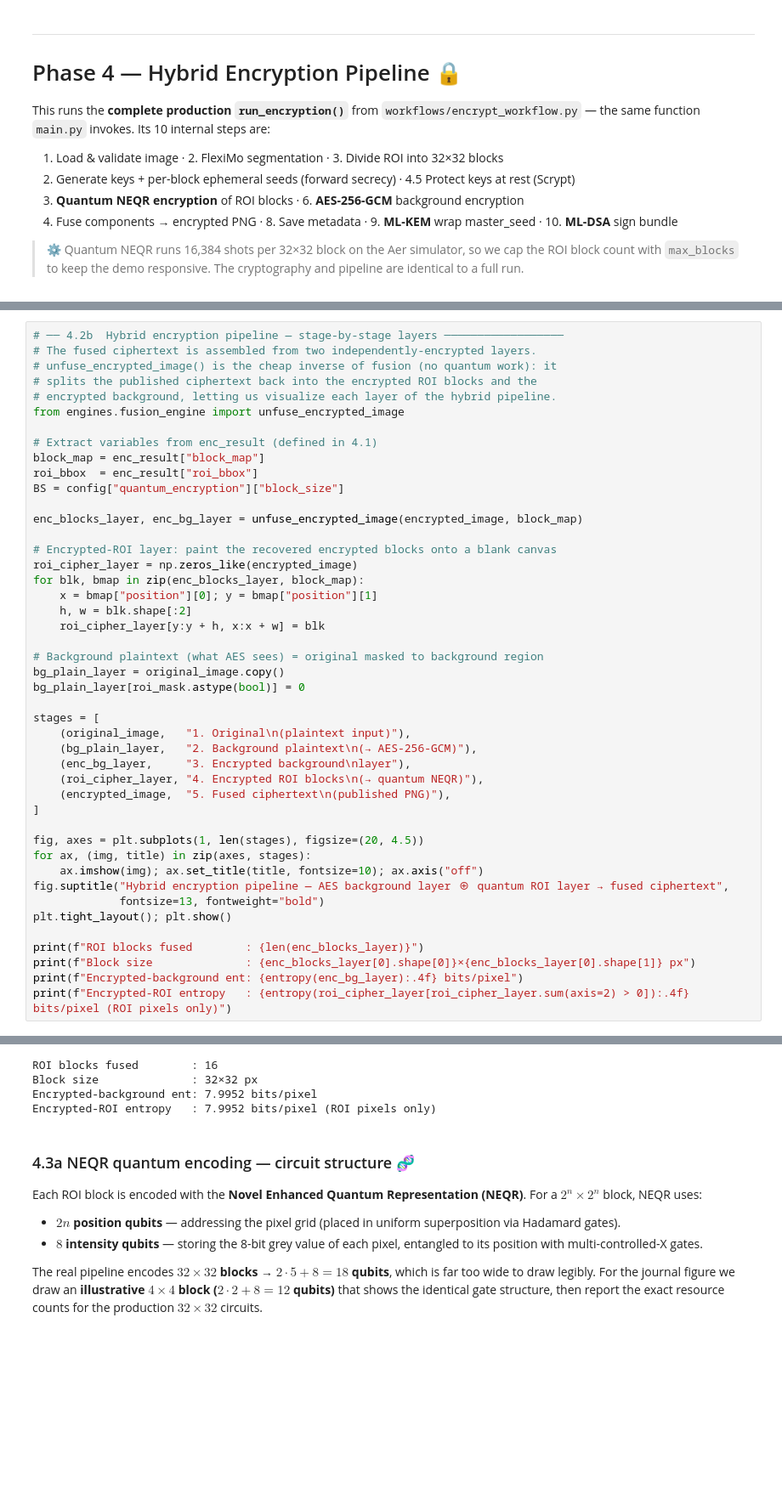
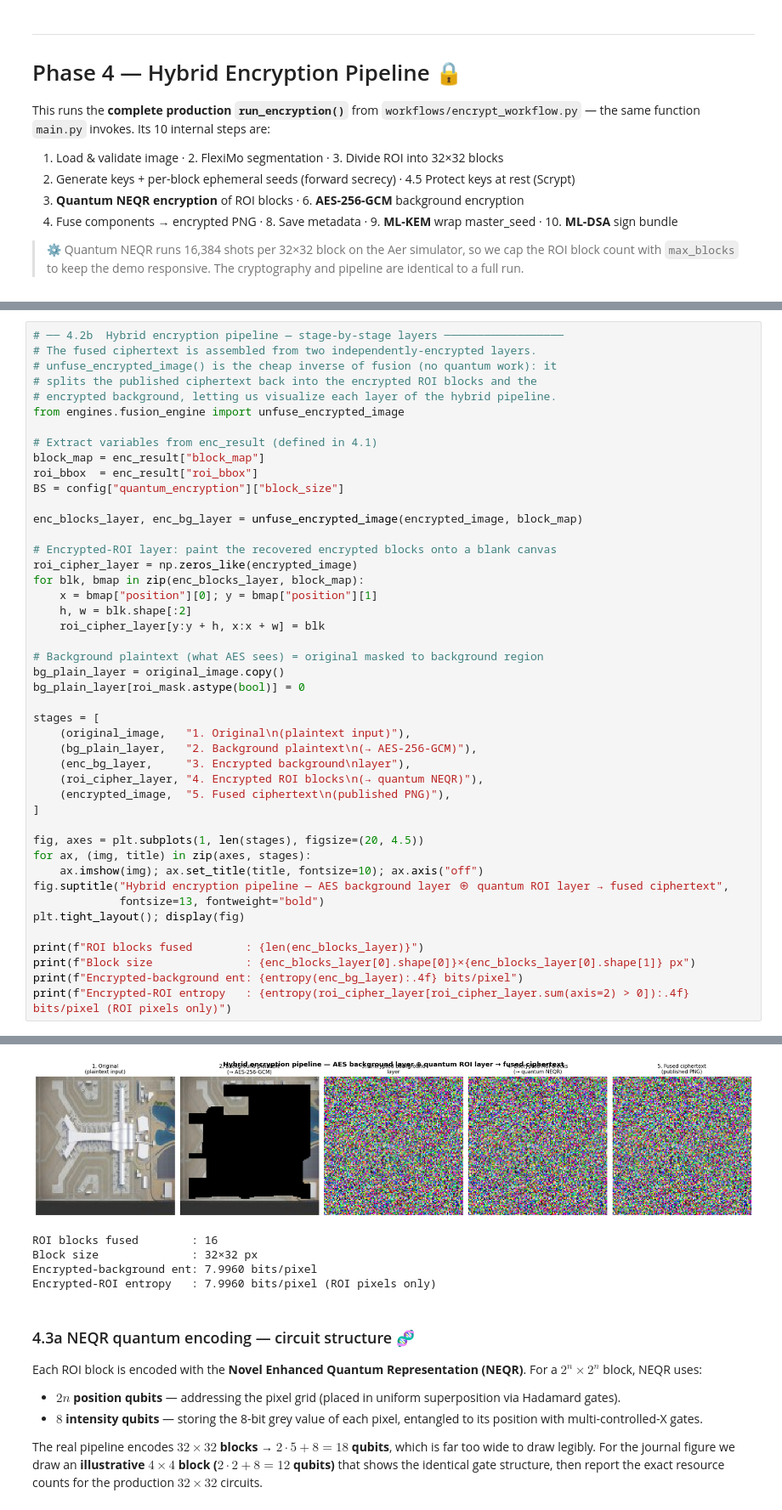
Before and after one commit to Govind-v-kartha/File_To_Link, a Jupyter notebook: Satellite image encryption.ipynb, the cells around one changed output, grey strips where cells are left out. Shown at 85% size. Saved outputs shown, nothing was run; the diff lists cells and outputs as text; blank space fills up the shorter version.

```diff
--- a/Satellite image encryption.ipynb
+++ b/Satellite image encryption.ipynb
@@ -691,7 +697,7 @@ for ax, (img, title) in zip(axes, stages):
     ax.imshow(img); ax.set_title(title, fontsize=10); ax.axis("off")
 fig.suptitle("Hybrid encryption pipeline — AES background layer ⊕ quantum ROI layer → fused ciphertext",
              fontsize=13, fontweight="bold")
-plt.tight_layout(); plt.show()
+plt.tight_layout(); display(fig)
 
 print(f"ROI blocks fused        : {len(enc_blocks_layer)}")
 print(f"Block size              : {enc_blocks_layer[0].shape[0]}×{enc_blocks_layer[0].shape[1]} px")
@@ -703,7 +709,8 @@ print(f"Encrypted-ROI entropy   : {entropy(roi_cipher_layer[roi_cipher_layer.sum
+[figure, added]
 ROI blocks fused        : 16
 Block size              : 32×32 px
-Encrypted-background ent: 7.9952 bits/pixel
-Encrypted-ROI entropy   : 7.9952 bits/pixel (ROI pixels only)
+Encrypted-background ent: 7.9960 bits/pixel
+Encrypted-ROI entropy   : 7.9960 bits/pixel (ROI pixels only)
 # %% [markdown]
 ### 4.3a  NEQR quantum encoding — circuit structure 🧬
 
```
Also changed, not shown: parts of 25 cells of this notebook.
